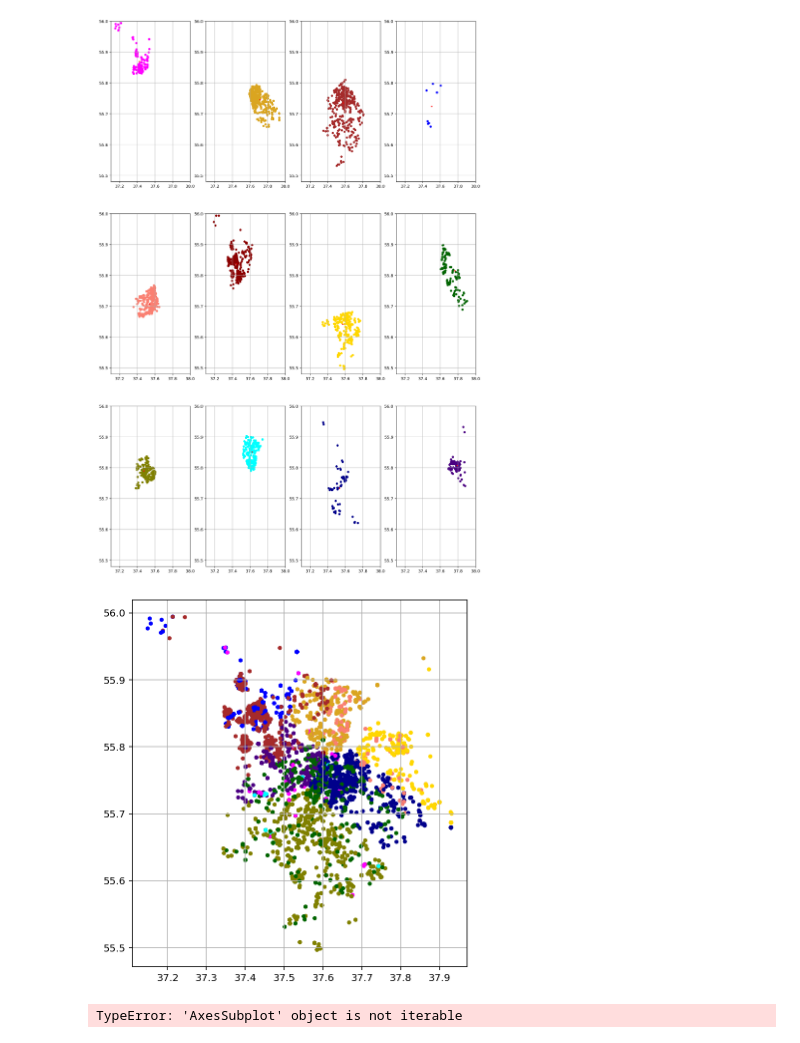
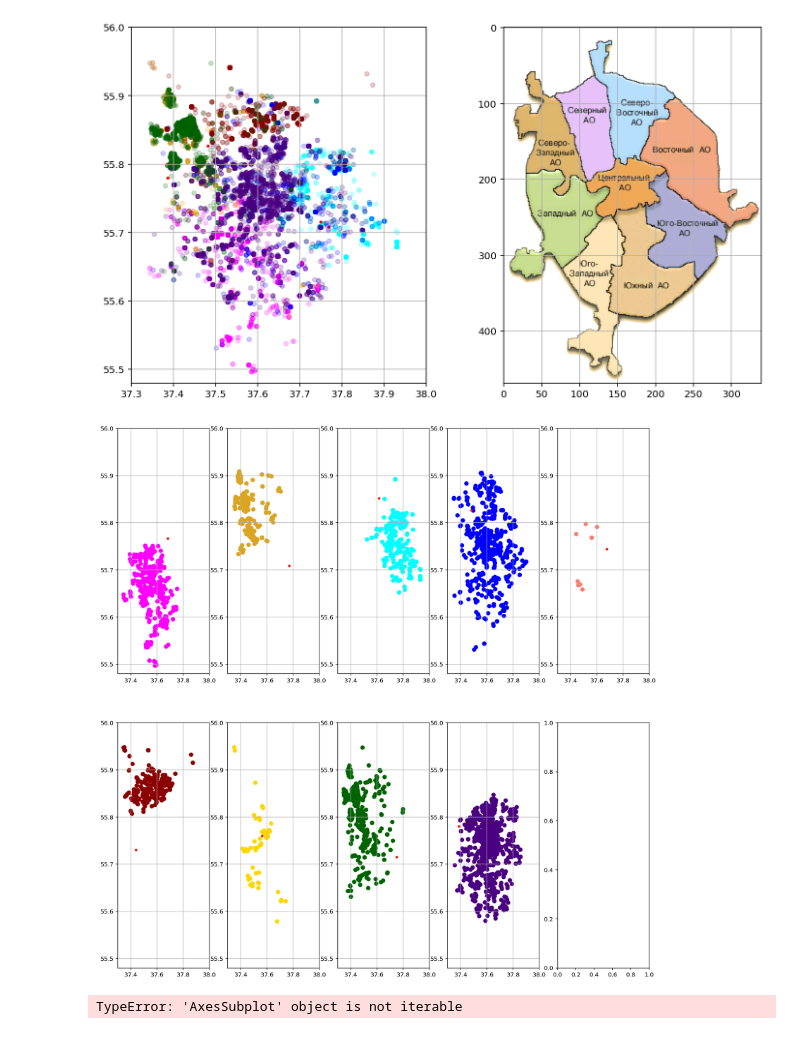
Before and after one commit to gsbelarus/python, a Jupyter notebook: Dz6/Dz6.ipynb, the cells around one changed output. Saved outputs shown, nothing was run; the diff lists cells and outputs as text; code cells hidden in the pictures.

```diff
--- a/Dz6/Dz6.ipynb
+++ b/Dz6/Dz6.ipynb
@@ -64,45 +67,56 @@ plt.plot(ks, k_inertia);
 # %%
-#https://stackoverflow.com/questions/34458251/plot-over-an-image-background-in-python
+def calc_and_draw(kmeans, n, show = []):
+    clusters = kmeans.fit_predict(data_scaled)
 
-n = 12
+    colored = []
 
-kmeans = KMeans(n_clusters=n)
-clusters = kmeans.fit_predict(data_scaled)
+    for c in clusters:
+        colored.append(colors[c])
 
-colored = []
+    x_std = data.x.std()
+    x_mean = data.x.mean()
+    y_std = data.y.std()
+    y_mean = data.y.mean()
 
-for c in clusters:
-    colored.append(colors[c])
+    fig, ax = plt.subplots(1, 2, figsize=(12, 3.85 / 0.57))
 
-x_std = data.x.std()
-x_mean = data.x.mean()
-y_std = data.y.std()
-y_mean = data.y.mean()
-
-fig, axes = plt.subplots(3, 4, figsize=(16, 14 / 0.57))
-
-for x in range(len(axes)):
-    for y in range(len(axes[x])):
-        i = x * 4 + y
-        if (i < n):
+    for i in range(n):
+        if (len(show) == 0 or i in show):
             indices = np.argwhere(clusters == i).flatten()
             d = data.loc[indices]
-            ax = axes[x][y]
-            ax.set_autoscaley_on(False)
-            ax.scatter(d.x, d.y, s=20, c=colors[i]);
-            ax.grid()
-            ax.set_xlim([37.1, 38])
-            ax.set_ylim([55.48, 56])
+            ax[0].scatter(d.x, d.y, s=20, c=colors[i], alpha=0.2);
             centers = kmeans.cluster_centers_
-            ax.scatter(centers[i, 0] * x_std + x_mean, centers[i, 1] * y_std + y_mean, c='red', s=5)
+            ax[0].scatter(centers[i, 0] * x_std + x_mean, centers[i, 1] * y_std + y_mean, c='red', s=5)
+
+    ax[0].set_xlim([37.3, 38])
+    ax[0].set_ylim([55.48, 56])
+    ax[0].grid()
+
+    img = plt.imread("moscow.gif")
+    ax[1].imshow(img)
+    ax[1].grid()
+
+    fig, axes = plt.subplots(2, 5, figsize=(16, 9.5 / 0.57))
+
+    for x in range(len(axes)):
+        for y in range(len(axes[x])):
+            i = x * 5 + y
+            if (i < n):
+                indices = np.argwhere(clusters == i).flatten()
+                d = data.loc[indices]
+                ax = axes[x][y]
+                ax.set_autoscaley_on(False)
+                ax.scatter(d.x, d.y, s=40, c=colors[i]);
+                ax.grid()
+                ax.set_xlim([37.3, 38])
+                ax.set_ylim([55.48, 56])
+                centers = kmeans.cluster_centers_
+                ax.scatter(centers[i, 0] * x_std + x_mean, centers[i, 1] * y_std + y_mean, c='red', s=10)
-# %% [output]
-[figure, removed]
-# %%
-plt.figure(figsize=(6, 3.85 / 0.57))
-plt.scatter(data.x, data.y, c=colored, s=10);
-plt.grid()
-# %% [output]
-[figure, removed]
+# %%
+calc_and_draw(KMeans(n_clusters=9, random_state=42), 9, [])
+# %% [output]
+[figure, added]
+[figure, added]
 # %%
 algorithms = [
     AffinityPropagation(),
```
Also changed, not shown: parts of 5 cells of this notebook, 1 other file.
